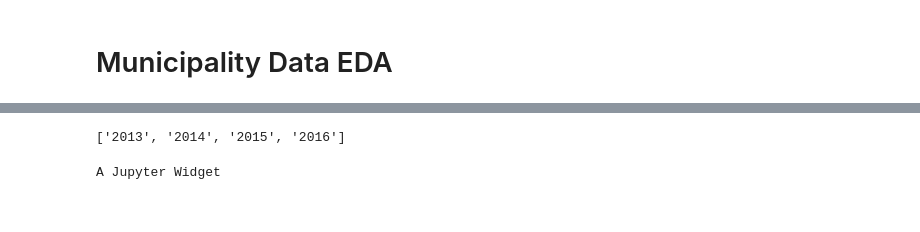
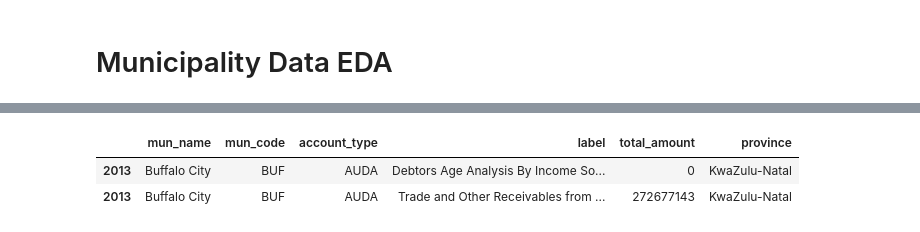
Before and after one commit to AnriSmith/DSIDE, a Jupyter notebook: Codes/Thabang/data_wrangling(municipal).ipynb, the cells around one changed output, grey strips where cells are left out. Cells and saved outputs as stored; diff of their text form; code cells hidden in the pictures.

```diff
--- a/Codes/Thabang/data_wrangling(municipal).ipynb
+++ b/Codes/Thabang/data_wrangling(municipal).ipynb
@@ -208,25 +172,13 @@ df_RepMianta
-# %%
-yr
-# %% [output]
-['2013', '2014', '2015', '2016']
-# %%
-
-def f(yr1,yr2):
-    data =df_CasFlo.loc[yr1:yr2]
-    data.plot(kind='hist',bins=10)
-
-interact(f,yr1 =yr,yr2=yr);
-# df_incexp = wrangle_youth(df0)
-# df_cashflow = wrangle_youth(df1)
-# df_repamain = wrangle_youth(df2)
-
-# #----------
-
-# df_uifwexp = wrangle_youth(df3)
-
-# #-----------
-# df_aged_creditor = wrangle_youth(df4)
-# df_debtor = wrangle_youth(df5)
-# df_balancesheet = wrangle_youth(df6)
-# %% [output]
-A Jupyter Widget
+# %%
+n = 2
+df_IncoExpe.head(n)
+df_CasFlo.head(n)
+df_RepMianta.head(n)
+df_balancesheet.head(n)
+df_aged_creditor.head(n)
+df_Wastefulexpense.head(n)
+df_debtor.head(n)
+# %% [output]
+|  | mun_name | mun_code | account_type | label | total_amount | province |
+| 2013 | Buffalo City | BUF | AUDA | Debtors Age Analysis By Income So... | 0 | KwaZulu-Natal |
+| 2013 | Buffalo City | BUF | AUDA | Trade and Other Receivables from ... | 272677143 | KwaZulu-Natal |
```
Also changed, not shown: parts of 25 cells of this notebook, 1 other file.
